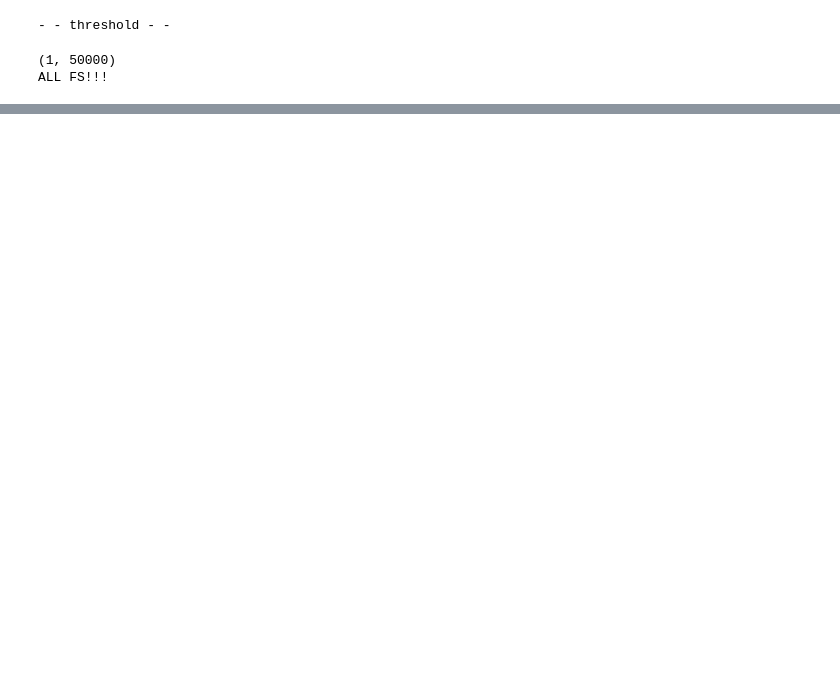
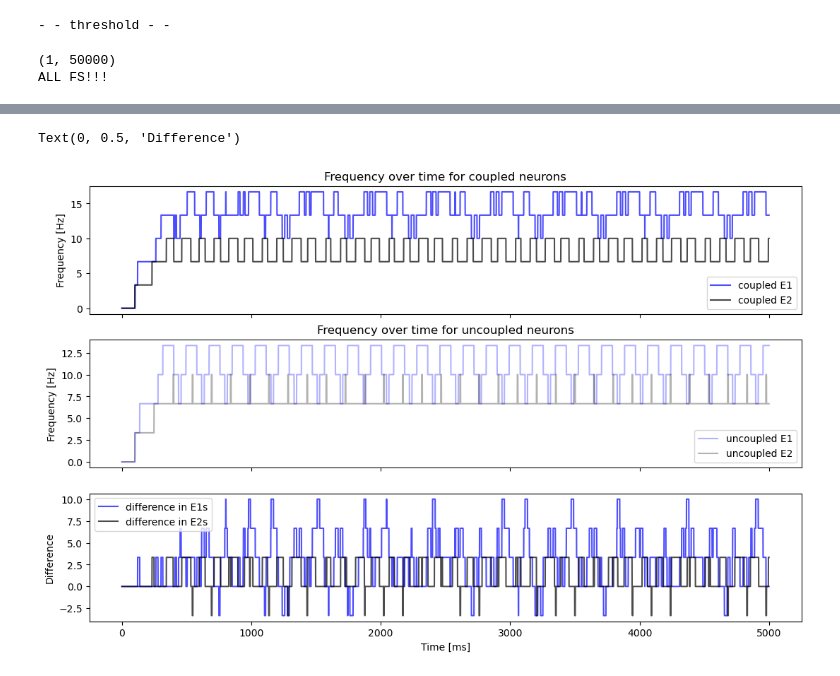
Before and after one commit to liammcs10/AQUA_project, a Jupyter notebook: micro-circuit/excitatory-inhibitory.ipynb, the cells around one changed output, grey strips where cells are left out. Saved outputs shown, nothing was run; the diff lists cells and outputs as text; code cells hidden in the pictures; blank space fills up the shorter version.

```diff
--- a/micro-circuit/excitatory-inhibitory.ipynb
+++ b/micro-circuit/excitatory-inhibitory.ipynb
@@ -396,0 +309,34 @@ Text(0.5, 47.7222222222222, 'Time [ms]')
+# %%
+## Plot the frequency over time and compare to the uncoupled system
+filter_duration = 300 # ms
+filter_length = int(filter_duration/dt)
+step_filter = np.ones(filter_length)*(1000/filter_duration)     # convert to seconds
+freqE1 = np.convolve(bin_E[0, :], step_filter)[:len(bin_E[0, :])]
+freqE2 = np.convolve(bin_E[1, :], step_filter)[:len(bin_E[1, :])]
+freqE1_uncoupled = np.convolve(bin_uncoupled[0, :], step_filter)[:len(bin_uncoupled[0, :])]
+freqE2_uncoupled = np.convolve(bin_uncoupled[1, :], step_filter)[:len(bin_uncoupled[1, :])]
+
+
+fig, ax = plt.subplots(3, 1, figsize = (13, 8), sharex = True)
+
+ax[0].plot(M_v_E.t/ms, freqE1, c = 'blue', alpha = 0.7, label = 'coupled E1')
+ax[0].plot(M_v_E.t/ms, freqE2, c = 'black', alpha = 0.7, label = 'coupled E2')
+ax[0].legend()
+
+ax[1].plot(M_v_E.t/ms, freqE1_uncoupled, c = 'blue', alpha = 0.3, label = 'uncoupled E1')
+ax[1].plot(M_v_E.t/ms, freqE2_uncoupled, c = 'black', alpha = 0.3, label = 'uncoupled E2')
+ax[1].legend()
+
+ax[2].plot(M_v_E.t/ms, freqE1 - freqE1_uncoupled, c = 'blue', alpha = 0.7, label = 'difference in E1s')
+ax[2].plot(M_v_E.t/ms, freqE2 - freqE2_uncoupled, c = 'black', alpha = 0.7, label = 'difference in E2s')
+ax[2].legend()
+
+ax[0].set_title('Frequency over time for coupled neurons')
+ax[1].set_title('Frequency over time for uncoupled neurons')
+ax[2].set_xlabel('Time [ms]')
+ax[0].set_ylabel('Frequency [Hz]')
+ax[1].set_ylabel('Frequency [Hz]')
+ax[2].set_ylabel('Difference')
+# %% [output]
+Text(0, 0.5, 'Difference')
+[figure, added]
```
Also changed, not shown: parts of 7 cells of this notebook, 1 other file.
